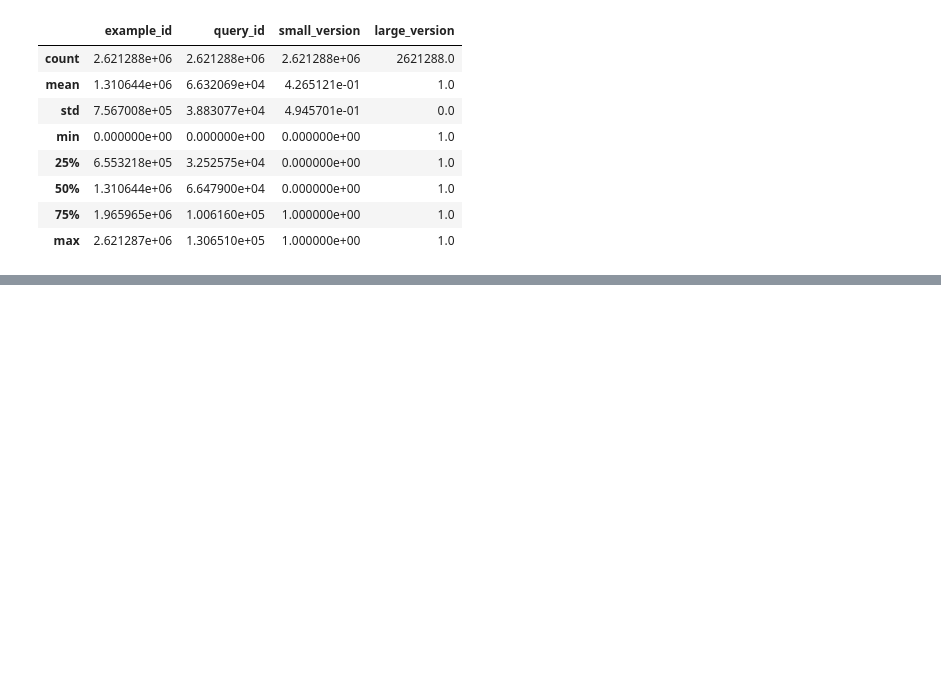
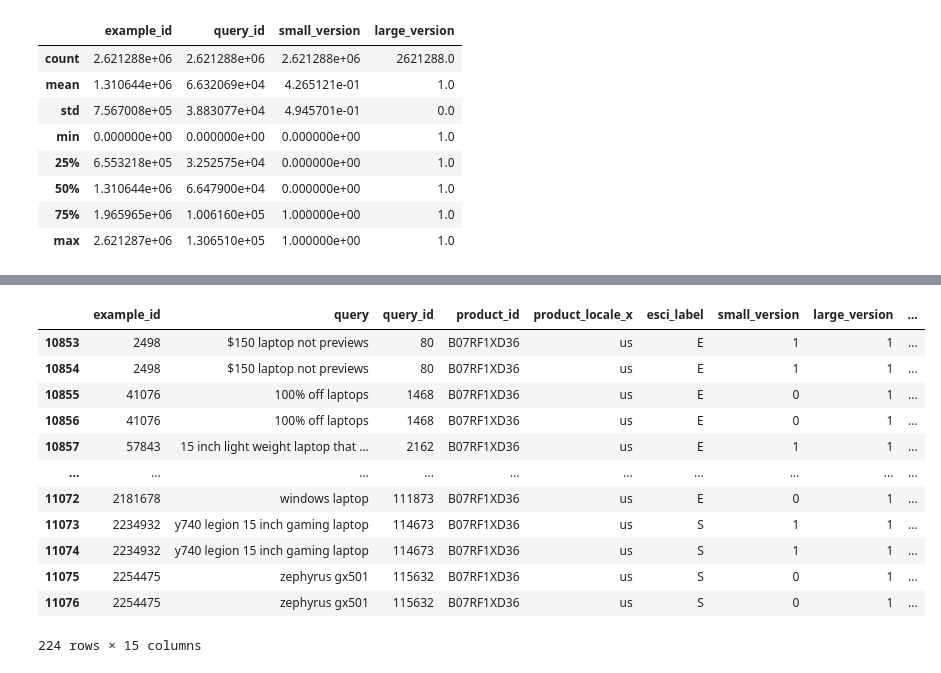
Before and after one commit to amhaiskar0921/BTTAIAmazonProject, a Jupyter notebook: Amazon_Project_Team_A.ipynb, the cells around one changed output, grey strips where cells are left out. Cells and saved outputs as stored; diff of their text form; code cells hidden in the pictures; blank space fills up the shorter version.

```diff
--- a/Amazon_Project_Team_A.ipynb
+++ b/Amazon_Project_Team_A.ipynb
@@ -108,0 +125,6 @@ df_p.head()
+# %%
+df_merged = pd.merge(df, df_p, on='product_id', how='inner')
+missing_values = df_merged.isnull().sum()
+print(missing_values)
+print(f"number of products {len(pd.unique(df_merged['product_id']))}")
+df_p.size
@@ -108,0 +165,16 @@ df_p.head()
+# %%
+df_merged[df_merged['product_id'] == 'B07RF1XD36']
+# %% [output]
+|  | example_id | query | query_id | product_id | product_locale_x | esci_label | small_version | large_version | ... |
+| 10853 | 2498 | $150 laptop not previews | 80 | B07RF1XD36 | us | E | 1 | 1 | ... |
+| 10854 | 2498 | $150 laptop not previews | 80 | B07RF1XD36 | us | E | 1 | 1 | ... |
+| 10855 | 41076 | 100% off laptops | 1468 | B07RF1XD36 | us | E | 0 | 1 | ... |
+| 10856 | 41076 | 100% off laptops | 1468 | B07RF1XD36 | us | E | 0 | 1 | ... |
+| 10857 | 57843 | 15 inch light weight laptop that ... | 2162 | B07RF1XD36 | us | E | 1 | 1 | ... |
+| ... | ... | ... | ... | ... | ... | ... | ... | ... | ... |
+| 11072 | 2181678 | windows laptop | 111873 | B07RF1XD36 | us | E | 0 | 1 | ... |
+| 11073 | 2234932 | y740 legion 15 inch gaming laptop | 114673 | B07RF1XD36 | us | S | 1 | 1 | ... |
+| 11074 | 2234932 | y740 legion 15 inch gaming laptop | 114673 | B07RF1XD36 | us | S | 1 | 1 | ... |
+| 11075 | 2254475 | zephyrus gx501 | 115632 | B07RF1XD36 | us | S | 0 | 1 | ... |
+| 11076 | 2254475 | zephyrus gx501 | 115632 | B07RF1XD36 | us | S | 0 | 1 | ... |
+224 rows × 15 columns
```
Also changed, not shown: parts of 5 cells of this notebook.
